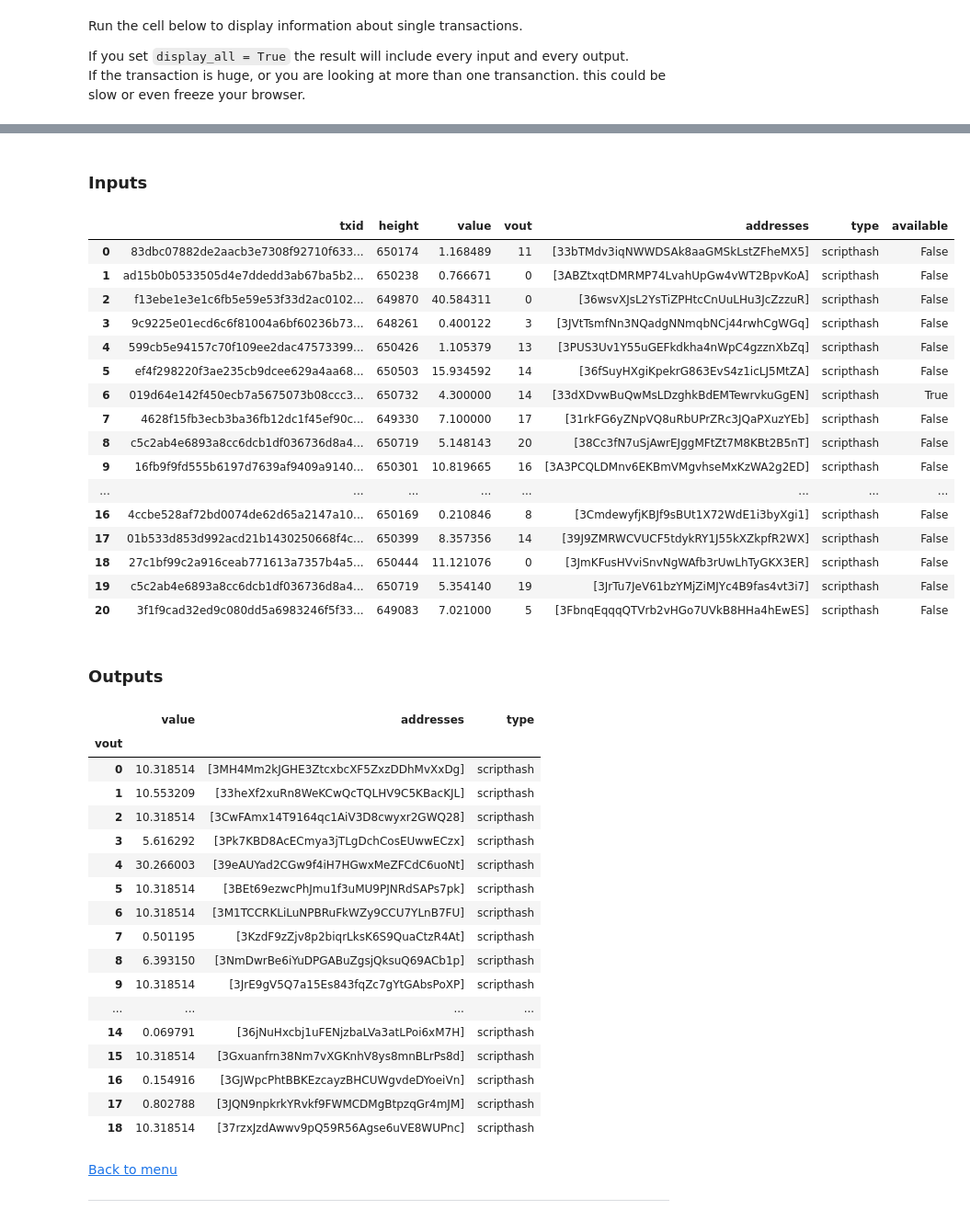
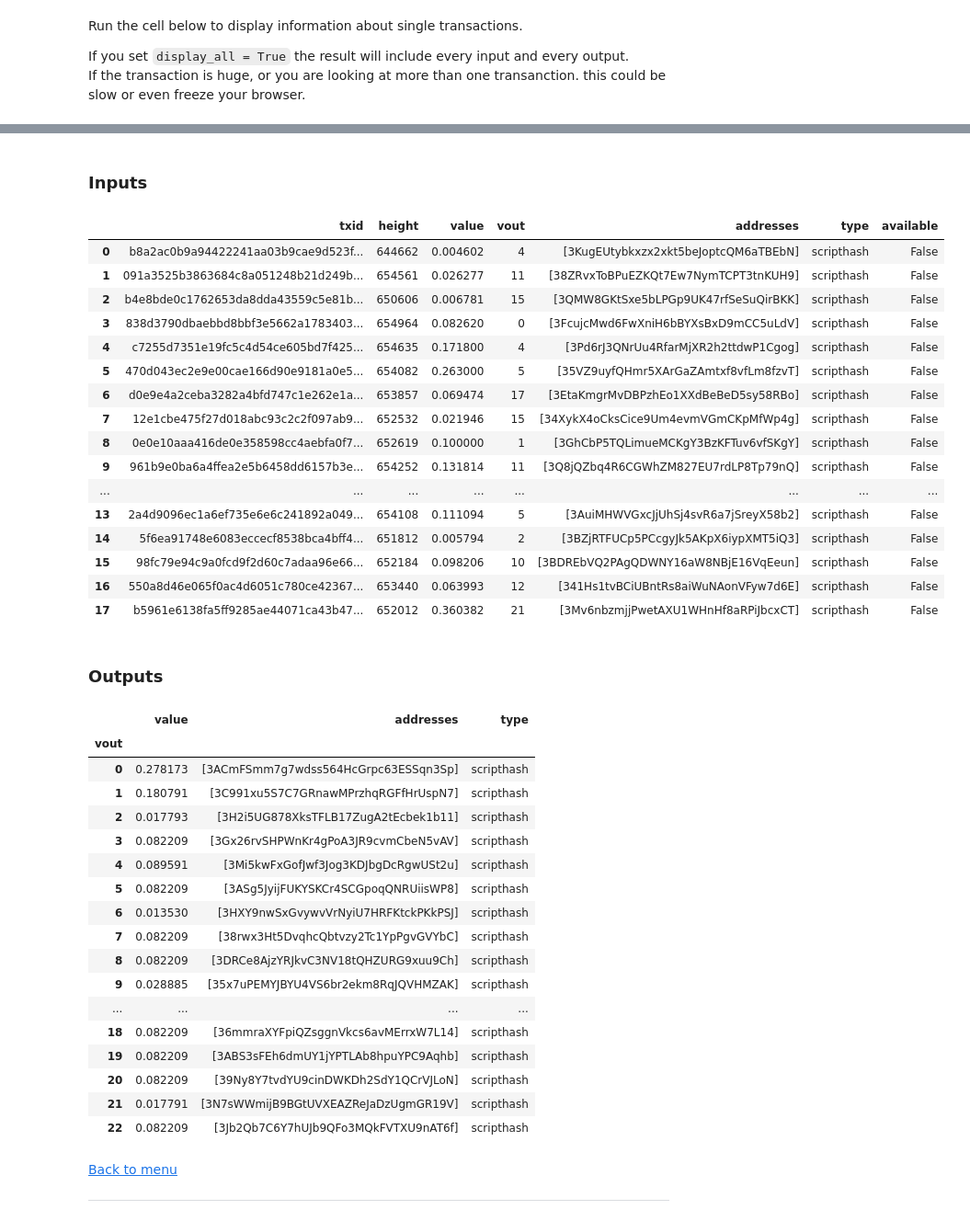
Before and after one commit to PulpCattel/Observatory, a Jupyter notebook: examples/JoinMarket_Observatory.ipynb, the cells around one changed output, grey strips where cells are left out. Shown at 92% size. Saved outputs shown, nothing was run; the diff lists cells and outputs as text; code cells hidden in the pictures.

```diff
--- a/examples/JoinMarket_Observatory.ipynb
+++ b/examples/JoinMarket_Observatory.ipynb
@@ -192,7 +192,7 @@ If you set `display_all = True` the result will include every input and every ou
 If the transaction is huge, or you are looking at more than one transanction. this could be slow or even freeze your browser.
 # %%
 ### INSERT HERE ###
-txid = '915a921573203ef14a5651df5437c1b6337907f34fb7961ba4482143b0c40cd6'
+txid = '64a9a89cc0f9d6639ea9802484a11f46470f010a5c7b77ffe229cf213e1312cf'
 display_all = False
 
 obs.show_tx(txs, txid, display_all)
@@ -203,40 +203,40 @@ obs.show_tx(txs, txid, display_all)
 ### Inputs
 |  | txid | height | value | vout | addresses | type | available |
-| 0 | 83dbc07882de2aacb3e7308f92710f633... | 650174 | 1.168489 | 11 | [33bTMdv3iqNWWDSAk8aaGMSkLstZFheMX5] | scripthash | False |
-| 1 | ad15b0b0533505d4e7ddedd3ab67ba5b2... | 650238 | 0.766671 | 0 | [3ABZtxqtDMRMP74LvahUpGw4vWT2BpvKoA] | scripthash | False |
-| 2 | f13ebe1e3e1c6fb5e59e53f33d2ac0102... | 649870 | 40.584311 | 0 | [36wsvXJsL2YsTiZPHtcCnUuLHu3JcZzzuR] | scripthash | False |
-| 3 | 9c9225e01ecd6c6f81004a6bf60236b73... | 648261 | 0.400122 | 3 | [3JVtTsmfNn3NQadgNNmqbNCj44rwhCgWGq] | scripthash | False |
-| 4 | 599cb5e94157c70f109ee2dac47573399... | 650426 | 1.105379 | 13 | [3PUS3Uv1Y55uGEFkdkha4nWpC4gzznXbZq] | scripthash | False |
-| 5 | ef4f298220f3ae235cb9dcee629a4aa68... | 650503 | 15.934592 | 14 | [36fSuyHXgiKpekrG863EvS4z1icLJ5MtZA] | scripthash | False |
-| 6 | 019d64e142f450ecb7a5675073b08ccc3... | 650732 | 4.300000 | 14 | [33dXDvwBuQwMsLDzghkBdEMTewrvkuGgEN] | scripthash | True |
-| 7 | 4628f15fb3ecb3ba36fb12dc1f45ef90c... | 649330 | 7.100000 | 17 | [31rkFG6yZNpVQ8uRbUPrZRc3JQaPXuzYEb] | scripthash | False |
-| 8 | c5c2ab4e6893a8cc6dcb1df036736d8a4... | 650719 | 5.148143 | 20 | [38Cc3fN7uSjAwrEJggMFtZt7M8KBt2B5nT] | scripthash | False |
-| 9 | 16fb9f9fd555b6197d7639af9409a9140... | 650301 | 10.819665 | 16 | [3A3PCQLDMnv6EKBmVMgvhseMxKzWA2g2ED] | scripthash | False |
+| 0 | b8a2ac0b9a94422241aa03b9cae9d523f... | 644662 | 0.004602 | 4 | [3KugEUtybkxzx2xkt5beJoptcQM6aTBEbN] | scripthash | False |
+| 1 | 091a3525b3863684c8a051248b21d249b... | 654561 | 0.026277 | 11 | [38ZRvxToBPuEZKQt7Ew7NymTCPT3tnKUH9] | scripthash | False |
+| 2 | b4e8bde0c1762653da8dda43559c5e81b... | 650606 | 0.006781 | 15 | [3QMW8GKtSxe5bLPGp9UK47rfSeSuQirBKK] | scripthash | False |
+| 3 | 838d3790dbaebbd8bbf3e5662a1783403... | 654964 | 0.082620 | 0 | [3FcujcMwd6FwXniH6bBYXsBxD9mCC5uLdV] | scripthash | False |
+| 4 | c7255d7351e19fc5c4d54ce605bd7f425... | 654635 | 0.171800 | 4 | [3Pd6rJ3QNrUu4RfarMjXR2h2ttdwP1Cgog] | scripthash | False |
+| 5 | 470d043ec2e9e00cae166d90e9181a0e5... | 654082 | 0.263000 | 5 | [35VZ9uyfQHmr5XArGaZAmtxf8vfLm8fzvT] | scripthash | False |
+| 6 | d0e9e4a2ceba3282a4bfd747c1e262e1a... | 653857 | 0.069474 | 17 | [3EtaKmgrMvDBPzhEo1XXdBeBeD5sy58RBo] | scripthash | False |
+| 7 | 12e1cbe475f27d018abc93c2c2f097ab9... | 652532 | 0.021946 | 15 | [34XykX4oCksCice9Um4evmVGmCKpMfWp4g] | scripthash | False |
+| 8 | 0e0e10aaa416de0e358598cc4aebfa0f7... | 652619 | 0.100000 | 1 | [3GhCbP5TQLimueMCKgY3BzKFTuv6vfSKgY] | scripthash | False |
+| 9 | 961b9e0ba6a4ffea2e5b6458dd6157b3e... | 654252 | 0.131814 | 11 | [3Q8jQZbq4R6CGWhZM827EU7rdLP8Tp79nQ] | scripthash | False |
 | ... | ... | ... | ... | ... | ... | ... | ... |
-| 16 | 4ccbe528af72bd0074de62d65a2147a10... | 650169 | 0.210846 | 8 | [3CmdewyfjKBJf9sBUt1X72WdE1i3byXgi1] | scripthash | False |
-| 17 | 01b533d853d992acd21b1430250668f4c... | 650399 | 8.357356 | 14 | [39J9ZMRWCVUCF5tdykRY1J55kXZkpfR2WX] | scripthash | False |
-| 18 | 27c1bf99c2a916ceab771613a7357b4a5... | 650444 | 11.121076 | 0 | [3JmKFusHVviSnvNgWAfb3rUwLhTyGKX3ER] | scripthash | False |
-| 19 | c5c2ab4e6893a8cc6dcb1df036736d8a4... | 650719 | 5.354140 | 19 | [3JrTu7JeV61bzYMjZiMJYc4B9fas4vt3i7] | scripthash | False |
-| 20 | 3f1f9cad32ed9c080dd5a6983246f5f33... | 649083 | 7.021000 | 5 | [3FbnqEqqqQTVrb2vHGo7UVkB8HHa4hEwES] | scripthash | False |
+| 13 | 2a4d9096ec1a6ef735e6e6c241892a049... | 654108 | 0.111094 | 5 | [3AuiMHWVGxcJjUhSj4svR6a7jSreyX58b2] | scripthash | False |
+| 14 | 5f6ea91748e6083eccecf8538bca4bff4... | 651812 | 0.005794 | 2 | [3BZjRTFUCp5PCcgyJk5AKpX6iypXMT5iQ3] | scripthash | False |
+| 15 | 98fc79e94c9a0fcd9f2d60c7adaa96e66... | 652184 | 0.098206 | 10 | [3BDREbVQ2PAgQDWNY16aW8NBjE16VqEeun] | scripthash | False |
+| 16 | 550a8d46e065f0ac4d6051c780ce42367... | 653440 | 0.063993 | 12 | [341Hs1tvBCiUBntRs8aiWuNAonVFyw7d6E] | scripthash | False |
+| 17 | b5961e6138fa5ff9285ae44071ca43b47... | 652012 | 0.360382 | 21 | [3Mv6nbzmjjPwetAXU1WHnHf8aRPiJbcxCT] | scripthash | False |
 ### Outputs
 |  | value | addresses | type |
 | vout |  |  |  |
-| 0 | 10.318514 | [3MH4Mm2kJGHE3ZtcxbcXF5ZxzDDhMvXxDg] | scripthash |
-| 1 | 10.553209 | [33heXf2xuRn8WeKCwQcTQLHV9C5KBacKJL] | scripthash |
-| 2 | 10.318514 | [3CwFAmx14T9164qc1AiV3D8cwyxr2GWQ28] | scripthash |
-| 3 | 5.616292 | [3Pk7KBD8AcECmya3jTLgDchCosEUwwECzx] | scripthash |
-| 4 | 30.266003 | [39eAUYad2CGw9f4iH7HGwxMeZFCdC6uoNt] | scripthash |
-| 5 | 10.318514 | [3BEt69ezwcPhJmu1f3uMU9PJNRdSAPs7pk] | scripthash |
-| 6 | 10.318514 | [3M1TCCRKLiLuNPBRuFkWZy9CCU7YLnB7FU] | scripthash |
-| 7 | 0.501195 | [3KzdF9zZjv8p2biqrLksK6S9QuaCtzR4At] | scripthash |
-| 8 | 6.393150 | [3NmDwrBe6iYuDPGABuZgsjQksuQ69ACb1p] | scripthash |
-| 9 | 10.318514 | [3JrE9gV5Q7a15Es843fqZc7gYtGAbsPoXP] | scripthash |
+| 0 | 0.278173 | [3ACmFSmm7g7wdss564HcGrpc63ESSqn3Sp] | scripthash |
+| 1 | 0.180791 | [3C991xu5S7C7GRnawMPrzhqRGFfHrUspN7] | scripthash |
+| 2 | 0.017793 | [3H2i5UG878XksTFLB17ZugA2tEcbek1b11] | scripthash |
+| 3 | 0.082209 | [3Gx26rvSHPWnKr4gPoA3JR9cvmCbeN5vAV] | scripthash |
+| 4 | 0.089591 | [3Mi5kwFxGofJwf3Jog3KDJbgDcRgwUSt2u] | scripthash |
+| 5 | 0.082209 | [3ASg5JyijFUKYSKCr4SCGpoqQNRUiisWP8] | scripthash |
+| 6 | 0.013530 | [3HXY9nwSxGvywvVrNyiU7HRFKtckPKkPSJ] | scripthash |
+| 7 | 0.082209 | [38rwx3Ht5DvqhcQbtvzy2Tc1YpPgvGVYbC] | scripthash |
+| 8 | 0.082209 | [3DRCe8AjzYRJkvC3NV18tQHZURG9xuu9Ch] | scripthash |
+| 9 | 0.028885 | [35x7uPEMYJBYU4VS6br2ekm8RqJQVHMZAK] | scripthash |
 | ... | ... | ... | ... |
-| 14 | 0.069791 | [36jNuHxcbj1uFENjzbaLVa3atLPoi6xM7H] | scripthash |
-| 15 | 10.318514 | [3Gxuanfrn38Nm7vXGKnhV8ys8mnBLrPs8d] | scripthash |
-| 16 | 0.154916 | [3GJWpcPhtBBKEzcayzBHCUWgvdeDYoeiVn] | scripthash |
-| 17 | 0.802788 | [3JQN9npkrkYRvkf9FWMCDMgBtpzqGr4mJM] | scripthash |
-| 18 | 10.318514 | [37rzxJzdAwwv9pQ59R56Agse6uVE8WUPnc] | scripthash |
+| 18 | 0.082209 | [36mmraXYFpiQZsggnVkcs6avMErrxW7L14] | scripthash |
+| 19 | 0.082209 | [3ABS3sFEh6dmUY1jYPTLAb8hpuYPC9Aqhb] | scripthash |
+| 20 | 0.082209 | [39Ny8Y7tvdYU9cinDWKDh2SdY1QCrVJLoN] | scripthash |
+| 21 | 0.017791 | [3N7sWWmijB9BGtUVXEAZReJaDzUgmGR19V] | scripthash |
+| 22 | 0.082209 | [3Jb2Qb7C6Y7hUJb9QFo3MQkFVTXU9nAT6f] | scripthash |
 # %% [markdown]
 [Back to menu](#Menu)
 
```
Also changed, not shown: parts of 8 cells of this notebook, 2 other files.
